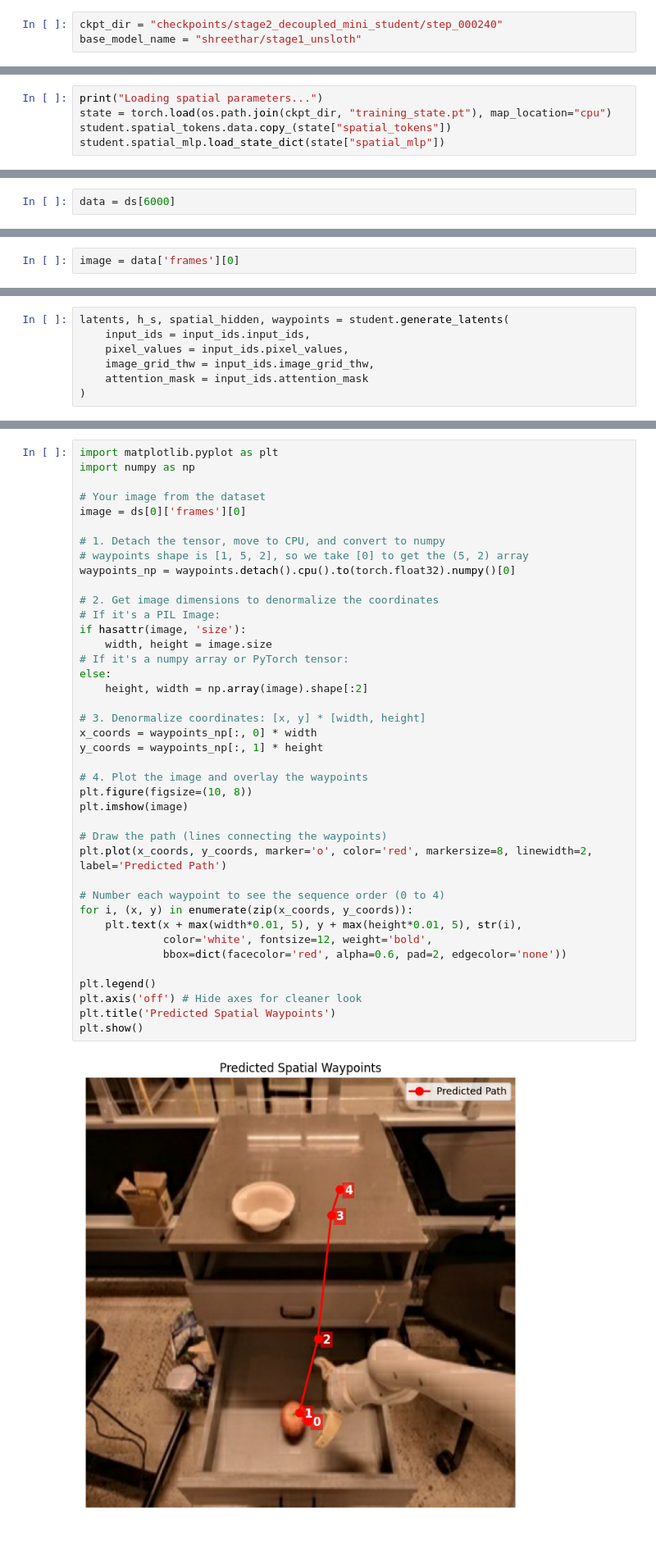
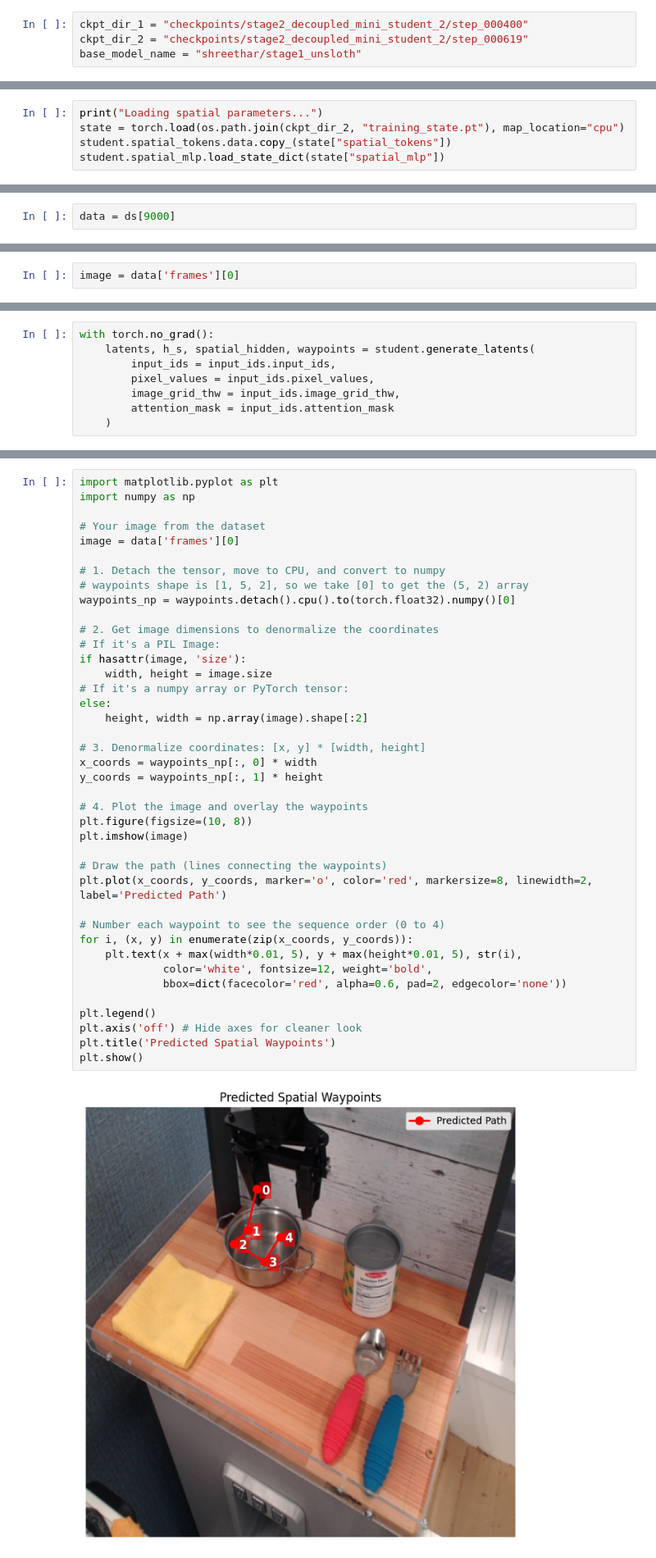
Before and after one commit to shreethar/VLA-FYP, a Jupyter notebook: train/stage2/test_latent_student.ipynb, the cells around one changed output, grey strips where cells are left out. Shown at 82% size. Cells and saved outputs as stored; diff of their text form.

Commit message:
test latent student

```diff
--- a/train/stage2/test_latent_student.ipynb
+++ b/train/stage2/test_latent_student.ipynb
@@ -9,7 +9,8 @@ from models.latent_student import LatentStudent
 # %% [output]
 Skipping import of cpp extensions due to incompatible torch version. Please upgrade to torch >= 2.11.0 (found 2.10.0+cu128).
 # %%
-ckpt_dir = "checkpoints/stage2_decoupled_mini_student/step_000240"
+ckpt_dir_1 = "checkpoints/stage2_decoupled_mini_student_2/step_000400"
+ckpt_dir_2 = "checkpoints/stage2_decoupled_mini_student_2/step_000619"
 base_model_name = "shreethar/stage1_unsloth"
 # %%
 processor = AutoProcessor.from_pretrained(base_model_name)
@@ -35,7 +36,7 @@ Loading LoRA weights...
 _IncompatibleKeys(missing_keys=['base_model.model.model.visual.patch_embed.proj.weight', 'base_model.model.model.visual.patch_embed.proj.bias', 'base_model.model.model.visual.pos_embed.weight', 'base_ ...
 # %%
 print("Loading spatial parameters...")
-state = torch.load(os.path.join(ckpt_dir, "training_state.pt"), map_location="cpu")
+state = torch.load(os.path.join(ckpt_dir_2, "training_state.pt"), map_location="cpu")
 student.spatial_tokens.data.copy_(state["spatial_tokens"])
 student.spatial_mlp.load_state_dict(state["spatial_mlp"])
 # %% [output]
@@ -65,7 +66,7 @@ LatentStudent(
 # %%
 ds = datasets.load_dataset("shreethar/FYP-Stage2-dataset", split = "train")
 # %%
-data = ds[6000]
+data = ds[9000]
 # %%
 human = data['human']
 # %%
@@ -113,9 +115,10 @@ input_ids = processor.apply_chat_template(
     return_tensors = "pt"
 ).to("cuda")
 # %%
-latents, h_s, spatial_hidden, waypoints = student.generate_latents(
-    input_ids = input_ids.input_ids,
-    pixel_values = input_ids.pixel_values,
-    image_grid_thw = input_ids.image_grid_thw,
-    attention_mask = input_ids.attention_mask
-)
+with torch.no_grad():
+    latents, h_s, spatial_hidden, waypoints = student.generate_latents(
+        input_ids = input_ids.input_ids,
+        pixel_values = input_ids.pixel_values,
+        image_grid_thw = input_ids.image_grid_thw,
+        attention_mask = input_ids.attention_mask
+    )
@@ -135,7 +135,7 @@ import matplotlib.pyplot as plt
 import numpy as np
 
 # Your image from the dataset
-image = ds[0]['frames'][0]
+image = data['frames'][0]
 
 # 1. Detach the tensor, move to CPU, and convert to numpy
 # waypoints shape is [1, 5, 2], so we take [0] to get the (5, 2) array
@@ -144,31 +144,31 @@ waypoints_np = waypoints.detach().cpu().to(torch.float32).numpy()[0]
 # 2. Get image dimensions to denormalize the coordinates
 # If it's a PIL Image:
 if hasattr(image, 'size'):
     width, height = image.size
 # If it's a numpy array or PyTorch tensor:
 else:
     height, width = np.array(image).shape[:2]
 
 # 3. Denormalize coordinates: [x, y] * [width, height]
 x_coords = waypoints_np[:, 0] * width
 y_coords = waypoints_np[:, 1] * height
 
 # 4. Plot the image and overlay the waypoints
 plt.figure(figsize=(10, 8))
 plt.imshow(image)
 
 # Draw the path (lines connecting the waypoints)
 plt.plot(x_coords, y_coords, marker='o', color='red', markersize=8, linewidth=2, label='Predicted Path')
 
 # Number each waypoint to see the sequence order (0 to 4)
 for i, (x, y) in enumerate(zip(x_coords, y_coords)):
     plt.text(x + max(width*0.01, 5), y + max(height*0.01, 5), str(i),
              color='white', fontsize=12, weight='bold',
              bbox=dict(facecolor='red', alpha=0.6, pad=2, edgecolor='none'))
 
 plt.legend()
 plt.axis('off') # Hide axes for cleaner look
 plt.title('Predicted Spatial Waypoints')
 plt.show()
 # %% [output]
-[figure, old version]
+[figure, new version]
```
Also changed, not shown: parts of 11 cells of this notebook.
